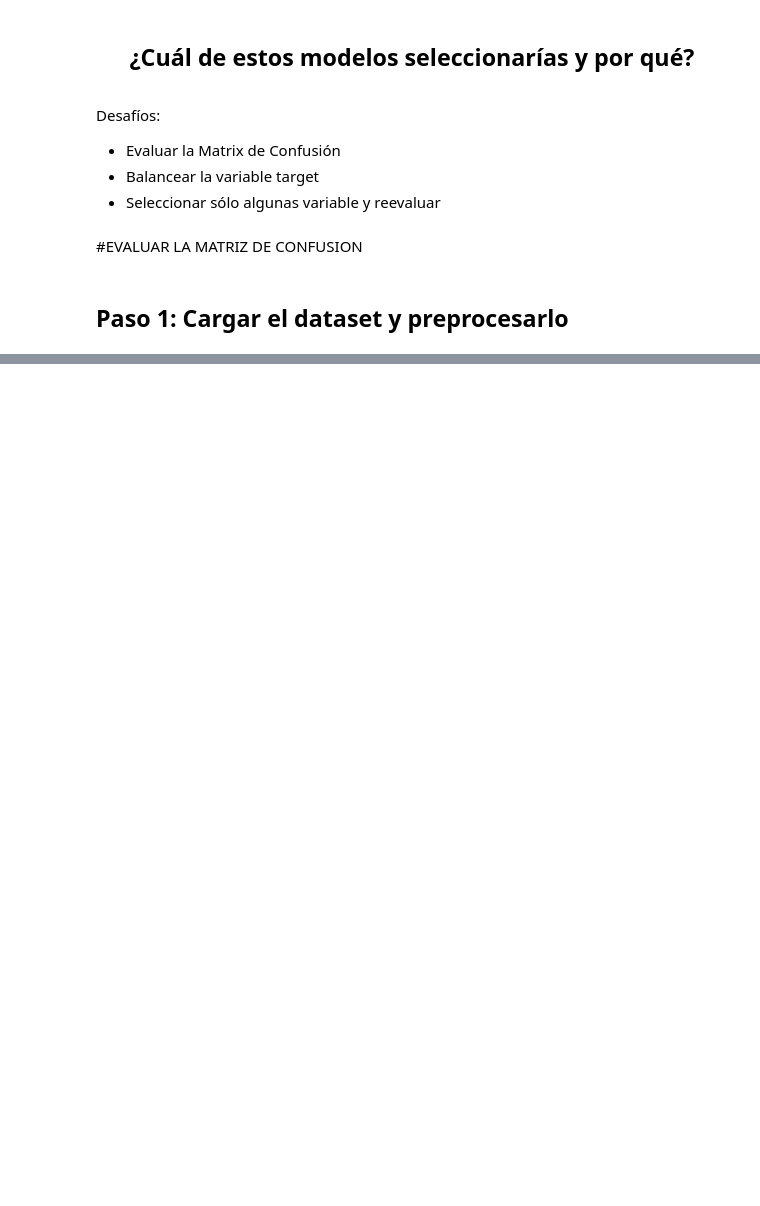
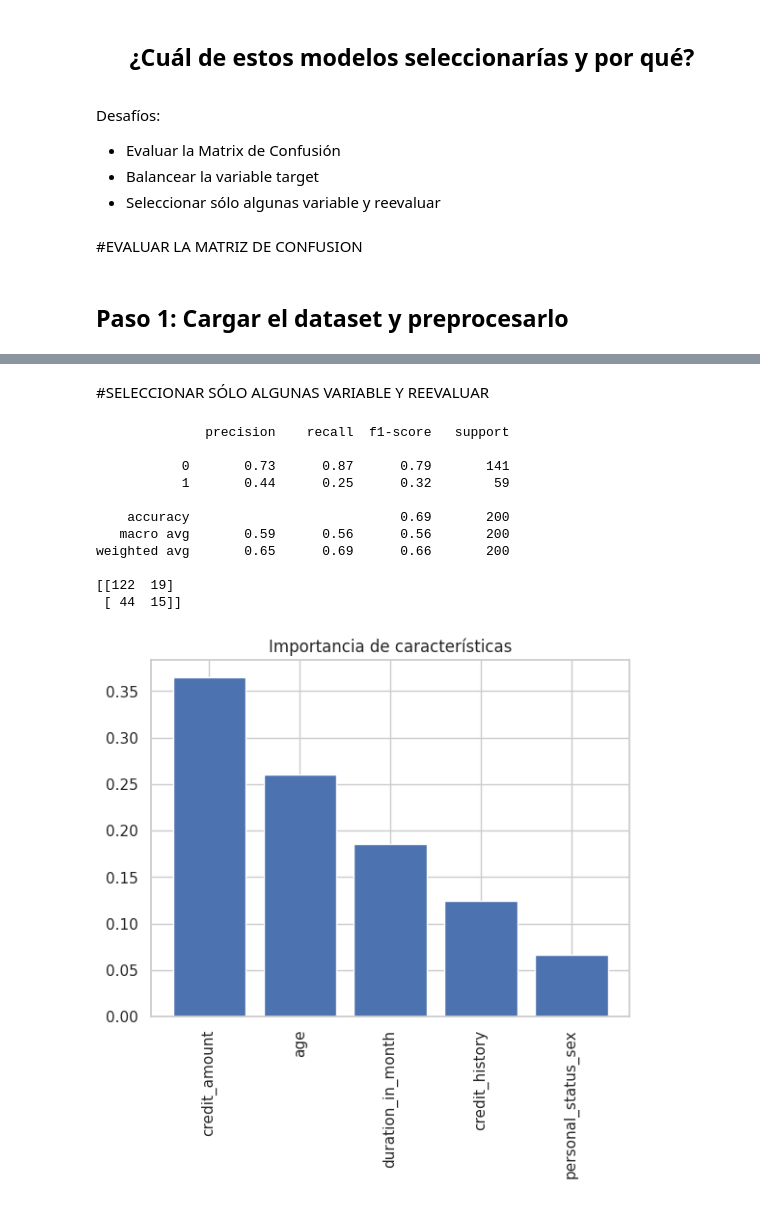
Before and after one commit to jgarzon97/INMERSI-N-DATOS, a Jupyter notebook: CLASE 2/Credito_banco_aleman_inmersion_Dia_2.ipynb, the cells around one changed output, grey strips where cells are left out. Cells and saved outputs as stored; diff of their text form; code cells hidden in the pictures; blank space fills up the shorter version.

```diff
--- a/CLASE 2/Credito_banco_aleman_inmersion_Dia_2.ipynb
+++ b/CLASE 2/Credito_banco_aleman_inmersion_Dia_2.ipynb
@@ -544,0 +574,64 @@ ValueError: Unknown label type: continuous. Maybe you are trying to fit a classi
+# %% [markdown]
+#SELECCIONAR SÓLO ALGUNAS VARIABLE Y REEVALUAR
+# %%
+df_banco = pd.read_csv('/content/Drive/MyDrive/Colab Notebooks/Inmersion/german_credit.csv')
+
+# Seleccionar las variables de interés
+variables_seleccionadas = ['credit_amount', 'duration_in_month', 'age', 'credit_history', 'personal_status_sex', 'default']
+
+# Verificar si las columnas existen en el DataFrame
+for col in variables_seleccionadas:
+    if col not in df_banco.columns:
+        print(f"Columna '{col}' no encontrada en el DataFrame.")
+
+# Si todas las columnas existen, proceder con la selección
+if all(col in df_banco.columns for col in variables_seleccionadas):
+    df_seleccionado = df_banco[variables_seleccionadas]
+
+# Codificar variables categóricas
+le = LabelEncoder()
+df_seleccionado['credit_history'] = le.fit_transform(df_seleccionado['credit_history'])
+df_seleccionado['personal_status_sex'] = le.fit_transform(df_seleccionado['personal_status_sex'])
+
+# Dividir en conjuntos de entrenamiento y prueba
+X = df_seleccionado.drop('default', axis=1)
+y = df_seleccionado['default']
+X_train, X_test, y_train, y_test = train_test_split(X, y, test_size=0.2, random_state=42)
+
+# Normalizar los datos
+scaler = StandardScaler()
+X_train = scaler.fit_transform(X_train)
+X_test = scaler.transform(X_test)
+
+# Entrenar un modelo de Random Forest
+rf = RandomForestClassifier(random_state=42)
+rf.fit(X_train, y_train)
+
+# Evaluar el modelo
+y_pred = rf.predict(X_test)
+print(classification_report(y_test, y_pred))
+print(confusion_matrix(y_test, y_pred))
+
+# Visualización de importancia de características
+importances = rf.feature_importances_
+indices = np.argsort(importances)[::-1]
+features = X.columns
+
+plt.figure()
+plt.title("Importancia de características")
+plt.bar(range(X.shape[1]), importances[indices], align="center")
+plt.xticks(range(X.shape[1]), features[indices], rotation=90)
+plt.show()
+# %% [output]
+              precision    recall  f1-score   support
+
+           0       0.73      0.87      0.79       141
+           1       0.44      0.25      0.32        59
+
+    accuracy                           0.69       200
+   macro avg       0.59      0.56      0.56       200
+weighted avg       0.65      0.69      0.66       200
+
+[[122  19]
+ [ 44  15]]
+[figure, added]
```
Also changed, not shown: parts of 6 cells of this notebook.
